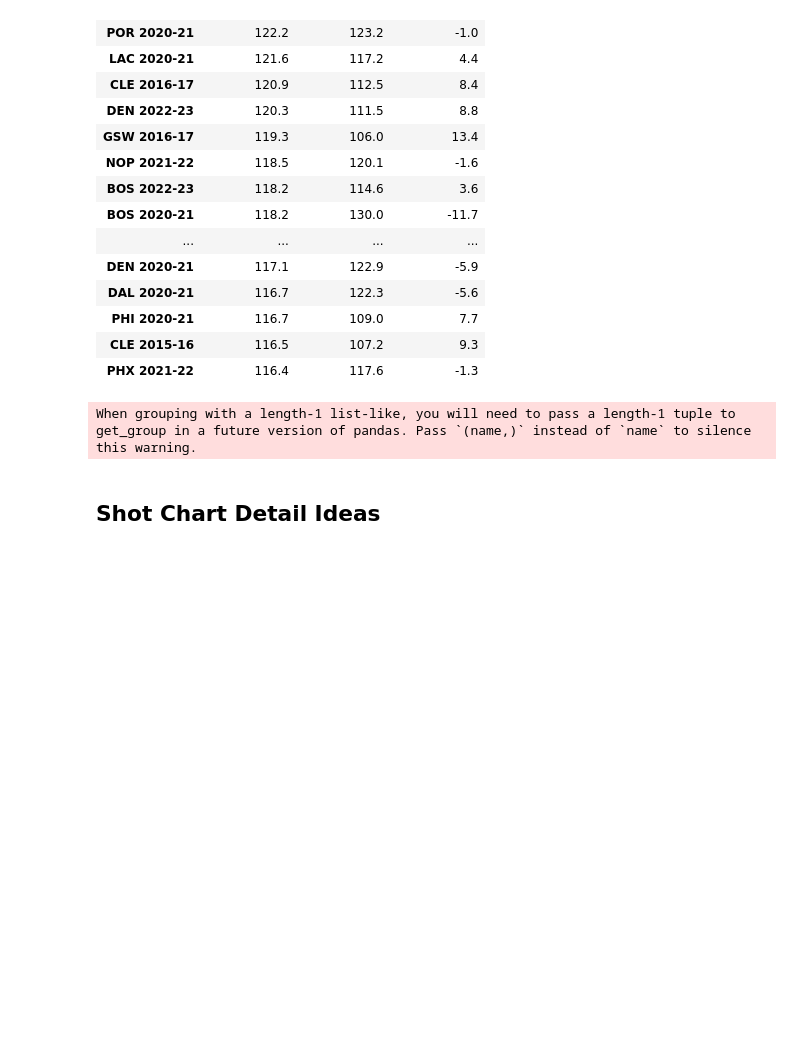
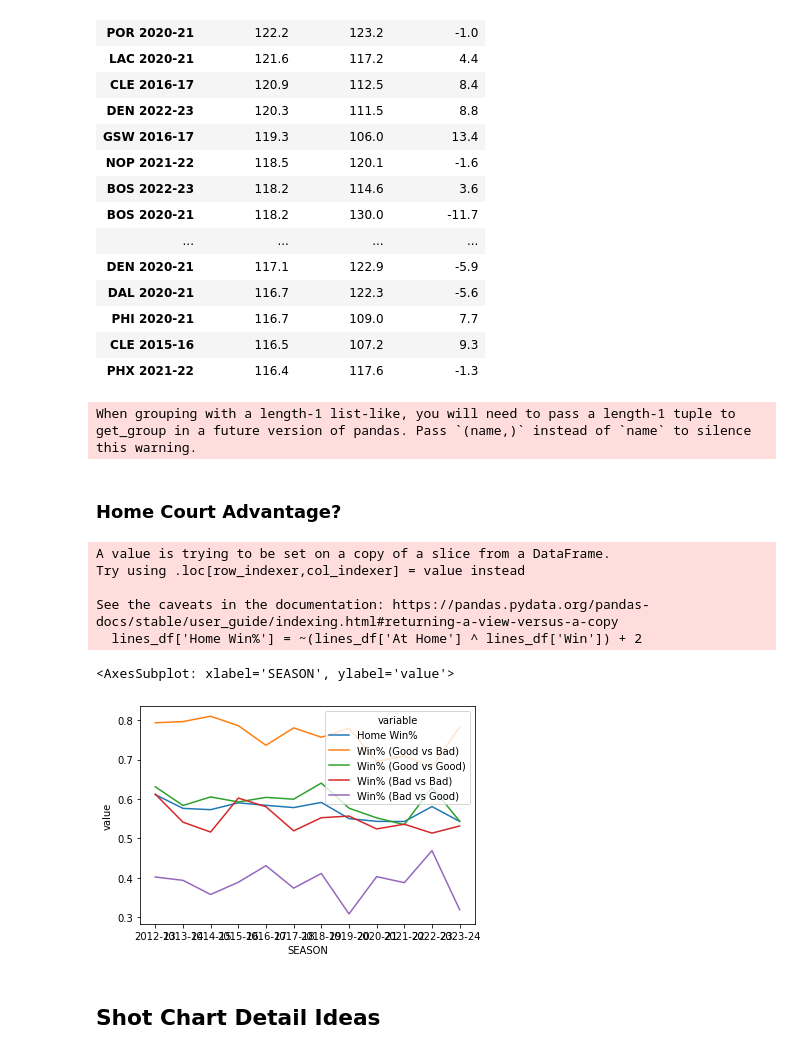
Before and after one commit to Idakan/NBA_DataViz-and-ML_Projs, a Jupyter notebook: NBA Aggregate Data.ipynb, the cells around one changed output. Cells and saved outputs as stored; diff of their text form; code cells hidden in the pictures; blank space fills up the shorter version.

```diff
--- a/NBA Aggregate Data.ipynb
+++ b/NBA Aggregate Data.ipynb
@@ -556,6 +591,52 @@ fig2['layout']['yaxis']['autorange'] = "reversed"
 fig2.show()
 # %% [output]
 When grouping with a length-1 list-like, you will need to pass a length-1 tuple to get_group in a future version of pandas. Pass `(name,)` instead of `name` to silence this warning.
+# %% [markdown]
+### Home Court Advantage?
+# %%
+test_df = game_by_game_df[game_by_game_df['SEASON_ID'] - 40000 < 0].sort_values(by=['TEAM_ABBREVIATION','GAME_DATE']).reset_index(drop=True)
+
+test_df = test_df[['GAME_ID','TEAM_ABBREVIATION','SEASON','At Home','Win','Opponent']]
+test_df['Cum Wins'] = test_df.groupby(['TEAM_ABBREVIATION','SEASON']).apply(lambda x:
+    x.Win.cumsum().shift(1)).reset_index(drop=True)
+test_df = test_df.fillna(0)
+test_df['Games so Far'] = test_df.groupby(['TEAM_ABBREVIATION','SEASON']).cumcount()
+test_df['Win Percentage'] = test_df['Cum Wins'] / test_df['Games so Far']
+
+test_df_opp = test_df
+test_df_opp = test_df_opp.add_prefix("Opponent ")
+full_df = test_df.merge(test_df_opp,right_on=['Opponent TEAM_ABBREVIATION','Opponent GAME_ID'],
+                           left_on=['Opponent','GAME_ID'])
+
+full_df = full_df.dropna()
+full_df['Opponent > 0.500'] = full_df['Opponent Win Percentage'].apply(lambda x: 1 if x >= 0.5 else 0)
+full_df['> 0.500'] = full_df['Win Percentage'].apply(lambda x: 1 if x >= 0.5 else 0)
+# full_df['Home Win'] = ~(full_df['At Home'] ^ full_df['Win']) + 2
+
+lines_df = full_df[['SEASON','GAME_ID','At Home', 'Win','Opponent > 0.500','> 0.500']]
+good_vs_good = lines_df[(lines_df['> 0.500'] == 1) & (lines_df['At Home'] == 1) &
+                        (lines_df['Opponent > 0.500'] == 1)][['SEASON','Win']].groupby('SEASON').mean()
+good_vs_bad = lines_df[(lines_df['> 0.500'] == 1) & (lines_df['At Home'] == 1) &
+                        (lines_df['Opponent > 0.500'] == 0)][['SEASON','Win']].groupby('SEASON').mean()
+bad_vs_good = lines_df[(lines_df['> 0.500'] == 0) & (lines_df['At Home'] == 1) &
+                        (lines_df['Opponent > 0.500'] == 1)][['SEASON','Win']].groupby('SEASON').mean()
+bad_vs_bad = lines_df[(lines_df['> 0.500'] == 0) & (lines_df['At Home'] == 1) &
+                        (lines_df['Opponent > 0.500'] == 0)][['SEASON','Win']].groupby('SEASON').mean()
+lines_df['Home Win%'] = ~(lines_df['At Home'] ^ lines_df['Win']) + 2
+avg = lines_df[['SEASON','Home Win%']].groupby('SEASON').mean()
+merge1 = pd.merge(good_vs_bad,good_vs_good,on='SEASON',suffixes=("% (Good vs Bad)","% (Good vs Good)"))
+merge2 = pd.merge(bad_vs_bad,bad_vs_good,on='SEASON',suffixes=("% (Bad vs Bad)","% (Bad vs Good)"))
+lines_df = avg.merge(merge1.merge(merge2,on='SEASON'),on='SEASON').melt(ignore_index=False)
+
+sns.lineplot(lines_df,x='SEASON',y='value',hue='variable')
+# %% [output]
+A value is trying to be set on a copy of a slice from a DataFrame.
+Try using .loc[row_indexer,col_indexer] = value instead
+
+See the caveats in the documentation: https://pandas.pydata.org/pandas-docs/stable/user_guide/indexing.html#returning-a-view-versus-a-copy
+  lines_df['Home Win%'] = ~(lines_df['At Home'] ^ lines_df['Win']) + 2
+<AxesSubplot: xlabel='SEASON', ylabel='value'>
+[figure, added]
 # %% [markdown]
 ## Shot Chart Detail Ideas
 # %%
```
Also changed, not shown: parts of 39 cells of this notebook.
